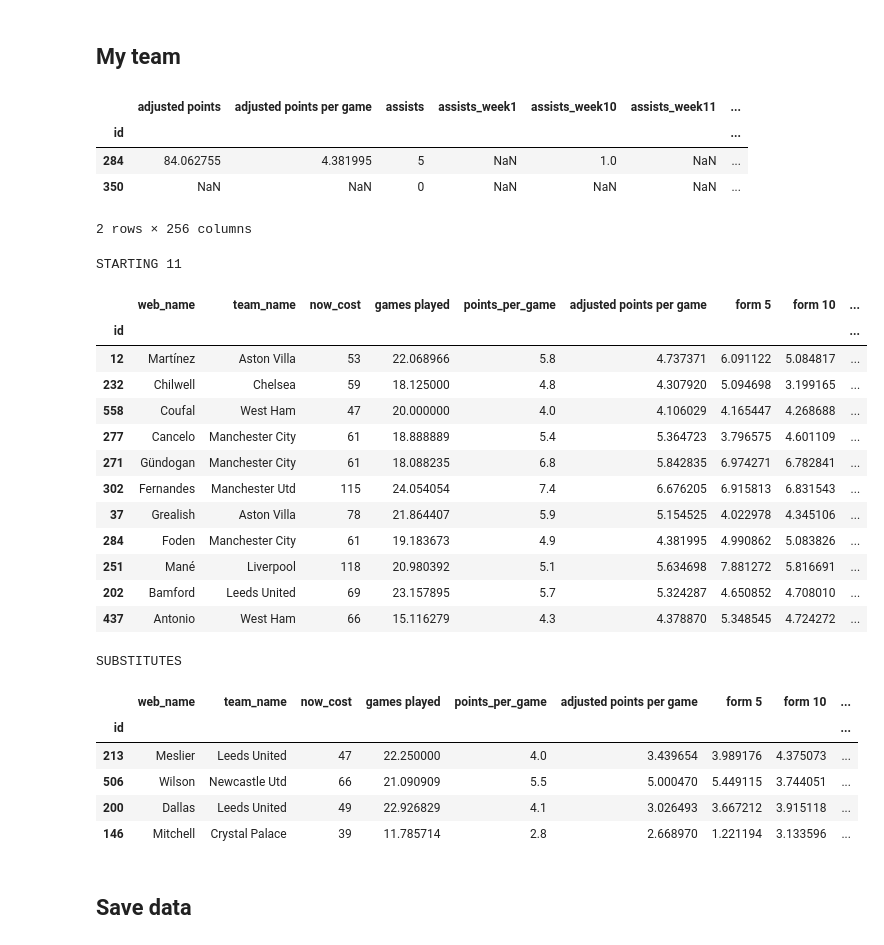
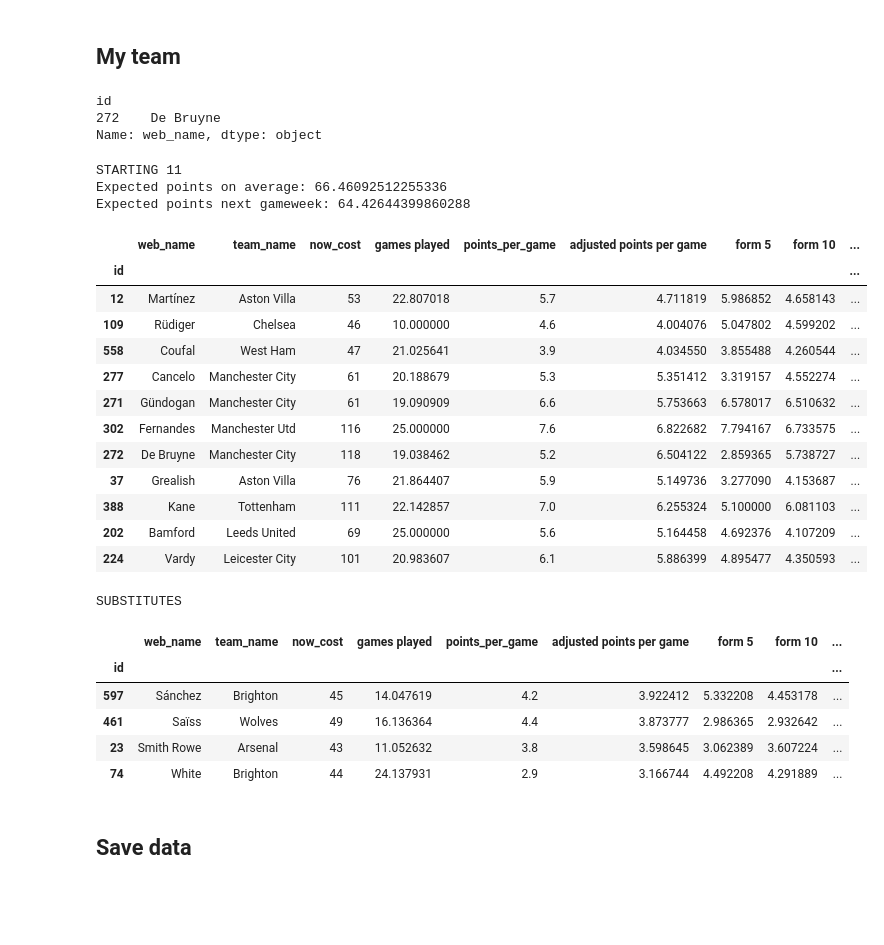
Before and after one commit to jaksticks/Fantasy-Premier-League, a Jupyter notebook: notebooks/4. playerEvaluation.ipynb, the cells around one changed output. Drawn from its saved outputs; the diff is of its cells as text; code cells hidden in the pictures; blank space fills up the shorter version.

Commit message:
update week 25 + minor edits to form calculations

```diff
--- a/notebooks/4. playerEvaluation.ipynb
+++ b/notebooks/4. playerEvaluation.ipynb
@@ -4,7 +4,7 @@
 Here we compare players based on their adjusted points. Also, we calculate some useful metrics using the adjusted points to further evaluate player performance in FPL.
 # %%
 # recent gameweek
-gameweek = 24
+gameweek = 25
 # %%
 # import basic libraries
 import pandas as pd
@@ -345,47 +346,52 @@ plt.show()
 ## My team
 # %%
 # find player index
-df[df['web_name'].str.contains('Fode')]
+df.loc[df['web_name'].str.contains('De '),'web_name']
 # %% [output]
-|  | adjusted points | adjusted points per game | assists | assists_week1 | assists_week10 | assists_week11 | ... |
-| id |  |  |  |  |  |  | ... |
-| 284 | 84.062755 | 4.381995 | 5 | NaN | 1.0 | NaN | ... |
-| 350 | NaN | NaN | 0 | NaN | NaN | NaN | ... |
-2 rows × 256 columns
+id
+272    De Bruyne
+Name: web_name, dtype: object
 # %%
-my_starting11 = [12,232,558,277,271,302,37,284,251,202,437]
-my_subs = [213,506,200,146]
+my_starting11 = [12,109,558,277,271,302,272,37,388,202,224] #vardy=224, grealish=37, mane=251
+my_subs = [597,461,23,74]
 # %%
+exp_avg = df.loc[my_starting11,'adjusted points per game'].sum() + df.loc[my_starting11,'adjusted points per game'].max()
+exp_next = df.loc[my_starting11,'next1_xP'].sum() + df.loc[my_starting11,'next1_xP'].max()
+
 print('STARTING 11')
+print('Expected points on average: ' + str(exp_avg))
+print('Expected points next gameweek: ' + str(exp_next))
 display(df.loc[my_starting11, ['web_name','team_name','now_cost',\
           'games played','points_per_game','adjusted points per game','form 5','form 10','next1_xP','next5_xP',\
                                                   'valuePoints metric']].head(numberToShow))
 print('\nSUBSTITUTES')
 display(df.loc[my_subs, ['web_name','team_name','now_cost',\
           'games played','points_per_game','adjusted points per game','form 5','form 10','next1_xP','next5_xP',\
                                                   'valuePoints metric']].head(numberToShow))
 # %% [output]
 STARTING 11
+Expected points on average: 66.46092512255336
+Expected points next gameweek: 64.42644399860288
 |  | web_name | team_name | now_cost | games played | points_per_game | adjusted points per game | form 5 | form 10 | ... |
 | id |  |  |  |  |  |  |  |  | ... |
-| 12 | Martínez | Aston Villa | 53 | 22.068966 | 5.8 | 4.737371 | 6.091122 | 5.084817 | ... |
-| 232 | Chilwell | Chelsea | 59 | 18.125000 | 4.8 | 4.307920 | 5.094698 | 3.199165 | ... |
-| 558 | Coufal | West Ham | 47 | 20.000000 | 4.0 | 4.106029 | 4.165447 | 4.268688 | ... |
-| 277 | Cancelo | Manchester City | 61 | 18.888889 | 5.4 | 5.364723 | 3.796575 | 4.601109 | ... |
-| 271 | Gündogan | Manchester City | 61 | 18.088235 | 6.8 | 5.842835 | 6.974271 | 6.782841 | ... |
-| 302 | Fernandes | Manchester Utd | 115 | 24.054054 | 7.4 | 6.676205 | 6.915813 | 6.831543 | ... |
-| 37 | Grealish | Aston Villa | 78 | 21.864407 | 5.9 | 5.154525 | 4.022978 | 4.345106 | ... |
-| 284 | Foden | Manchester City | 61 | 19.183673 | 4.9 | 4.381995 | 4.990862 | 5.083826 | ... |
-| 251 | Mané | Liverpool | 118 | 20.980392 | 5.1 | 5.634698 | 7.881272 | 5.816691 | ... |
-| 202 | Bamford | Leeds United | 69 | 23.157895 | 5.7 | 5.324287 | 4.650852 | 4.708010 | ... |
-| 437 | Antonio | West Ham | 66 | 15.116279 | 4.3 | 4.378870 | 5.348545 | 4.724272 | ... |
+| 12 | Martínez | Aston Villa | 53 | 22.807018 | 5.7 | 4.711819 | 5.986852 | 4.658143 | ... |
+| 109 | Rüdiger | Chelsea | 46 | 10.000000 | 4.6 | 4.004076 | 5.047802 | 4.599202 | ... |
+| 558 | Coufal | West Ham | 47 | 21.025641 | 3.9 | 4.034550 | 3.855488 | 4.260544 | ... |
+| 277 | Cancelo | Manchester City | 61 | 20.188679 | 5.3 | 5.351412 | 3.319157 | 4.552274 | ... |
+| 271 | Gündogan | Manchester City | 61 | 19.090909 | 6.6 | 5.753663 | 6.578017 | 6.510632 | ... |
+| 302 | Fernandes | Manchester Utd | 116 | 25.000000 | 7.6 | 6.822682 | 7.794167 | 6.733575 | ... |
+| 272 | De Bruyne | Manchester City | 118 | 19.038462 | 5.2 | 6.504122 | 2.859365 | 5.738727 | ... |
+| 37 | Grealish | Aston Villa | 76 | 21.864407 | 5.9 | 5.149736 | 3.277090 | 4.153687 | ... |
+| 388 | Kane | Tottenham | 111 | 22.142857 | 7.0 | 6.255324 | 5.100000 | 6.081103 | ... |
+| 202 | Bamford | Leeds United | 69 | 25.000000 | 5.6 | 5.164458 | 4.692376 | 4.107209 | ... |
+| 224 | Vardy | Leicester City | 101 | 20.983607 | 6.1 | 5.886399 | 4.895477 | 4.350593 | ... |
 SUBSTITUTES
 |  | web_name | team_name | now_cost | games played | points_per_game | adjusted points per game | form 5 | form 10 | ... |
 | id |  |  |  |  |  |  |  |  | ... |
-| 213 | Meslier | Leeds United | 47 | 22.250000 | 4.0 | 3.439654 | 3.989176 | 4.375073 | ... |
-| 506 | Wilson | Newcastle Utd | 66 | 21.090909 | 5.5 | 5.000470 | 5.449115 | 3.744051 | ... |
-| 200 | Dallas | Leeds United | 49 | 22.926829 | 4.1 | 3.026493 | 3.667212 | 3.915118 | ... |
-| 146 | Mitchell | Crystal Palace | 39 | 11.785714 | 2.8 | 2.668970 | 1.221194 | 3.133596 | ... |
+| 597 | Sánchez | Brighton | 45 | 14.047619 | 4.2 | 3.922412 | 5.332208 | 4.453178 | ... |
+| 461 | Saïss | Wolves | 49 | 16.136364 | 4.4 | 3.873777 | 2.986365 | 2.932642 | ... |
+| 23 | Smith Rowe | Arsenal | 43 | 11.052632 | 3.8 | 3.598645 | 3.062389 | 3.607224 | ... |
+| 74 | White | Brighton | 44 | 24.137931 | 2.9 | 3.166744 | 4.492208 | 4.291889 | ... |
 # %% [markdown]
 ## Save data
 # %%
```
Also changed, not shown: parts of 7 cells of this notebook, 7 other files.
